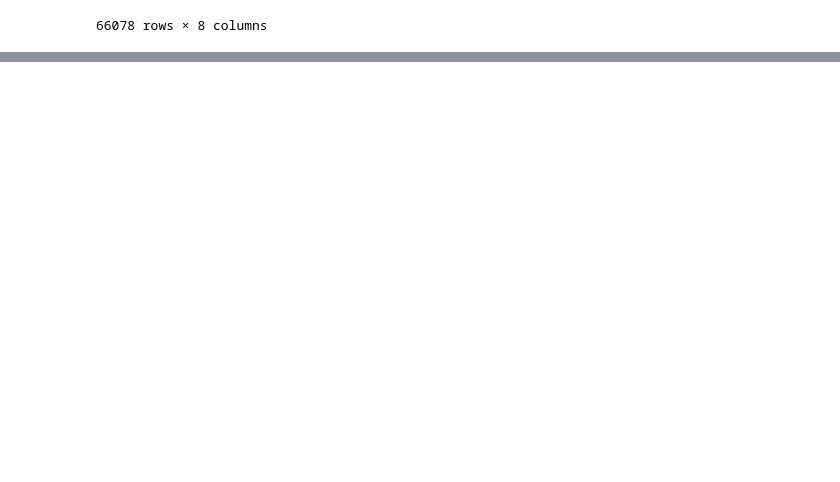
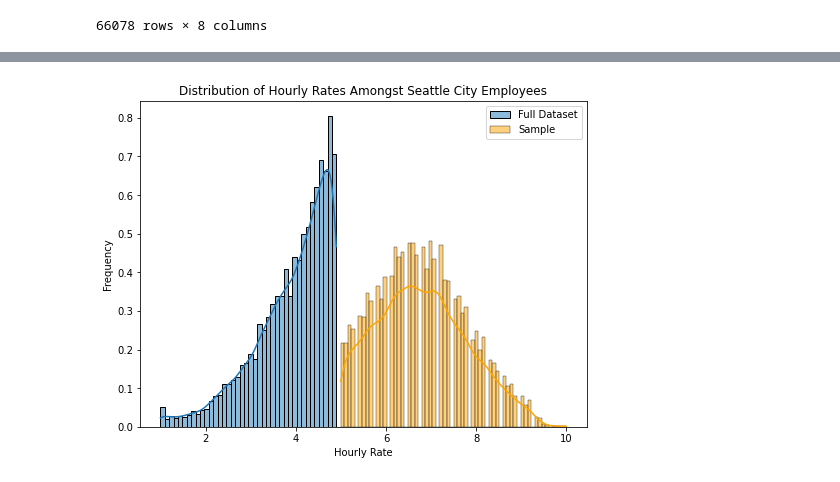
Before and after one commit to Kaewin/phase2_project2, a Jupyter notebook: eda_kip.ipynb, the cells around one changed output, grey strips where cells are left out. Drawn from its saved outputs; the diff is of its cells as text; code cells hidden in the pictures; blank space fills up the shorter version.

```diff
--- a/eda.ipynb
+++ b/eda_kip.ipynb
@@ -913,0 +1014,5 @@ df_test_dropped
+# %%
+# Split df-test-dropped into two dfs
+
+df_low = df_test_dropped[ df_test_dropped['averagerating'] < 5 ]
+df_high = df_test_dropped[ df_test_dropped['averagerating'] >= 5 ]
@@ -913,0 +1043,13 @@ df_test_dropped
+# %%
+plt.figure(figsize=(8,6))
+
+sns.histplot(df_low['averagerating'], label='Full Dataset', stat='density', kde=True)
+sns.histplot(df_high['averagerating'], label='Sample', stat='density', kde=True, color='orange', alpha=.5)
+
+plt.xlabel("Hourly Rate")
+plt.ylabel("Frequency")
+plt.title("Distribution of Hourly Rates Amongst Seattle City Employees")
+plt.legend()
+plt.show()
+# %% [output]
+[figure, added]
```
Also changed, not shown: parts of 36 cells of this notebook.
